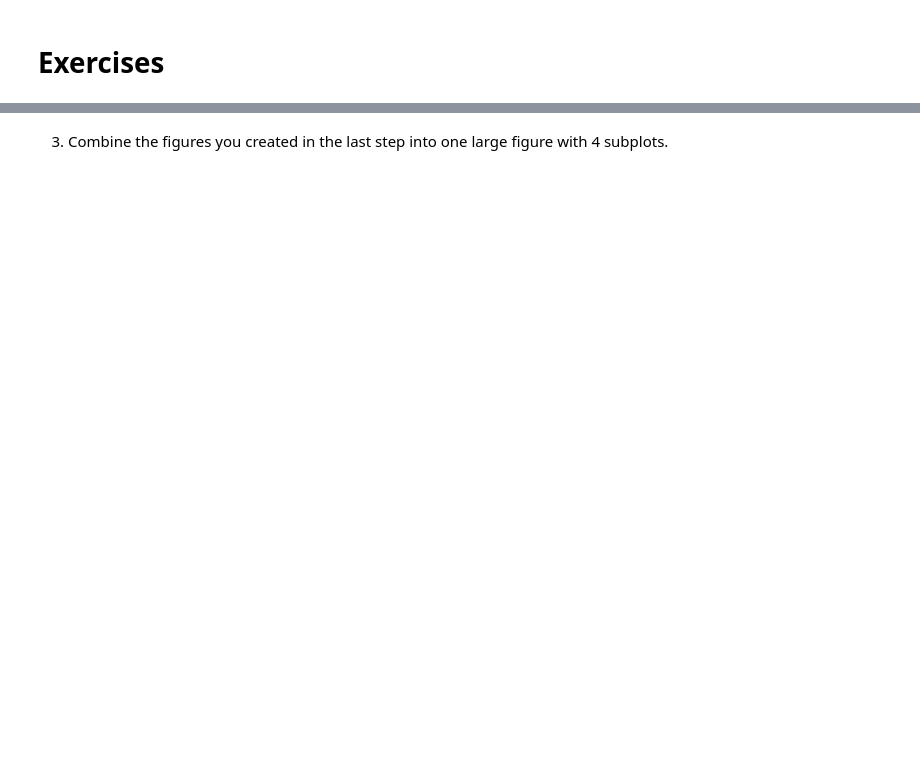
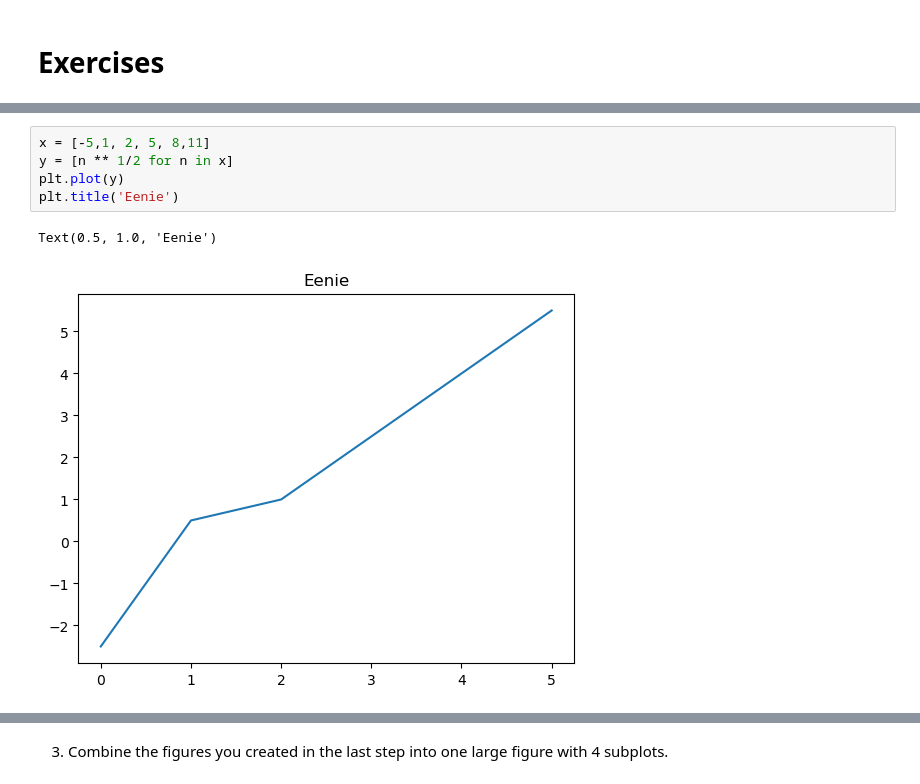
Before and after one commit to stephen-c-perry/numpy-pandas-visualization-exercises, a Jupyter notebook: matplotlib_exercises.ipynb, the cells around one changed output, grey strips where cells are left out. Saved outputs shown, nothing was run; the diff lists cells and outputs as text; blank space fills up the shorter version.

```diff
--- a/matplotlib_exercises.ipynb
+++ b/matplotlib_exercises.ipynb
@@ -18,0 +31,8 @@
+# %%
+x = [-5,1, 2, 5, 8,11]
+y = [n ** 1/2 for n in x]
+plt.plot(y)
+plt.title('Eenie')
+# %% [output]
+Text(0.5, 1.0, 'Eenie')
+[figure, added]
```
Also changed, not shown: parts of 14 cells of this notebook.
